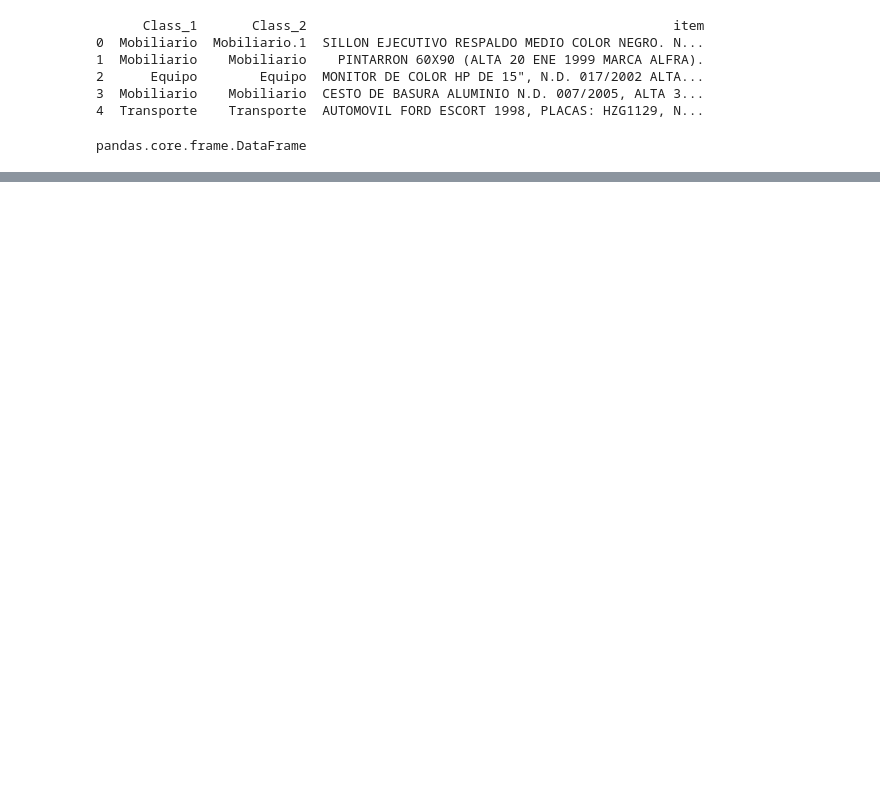
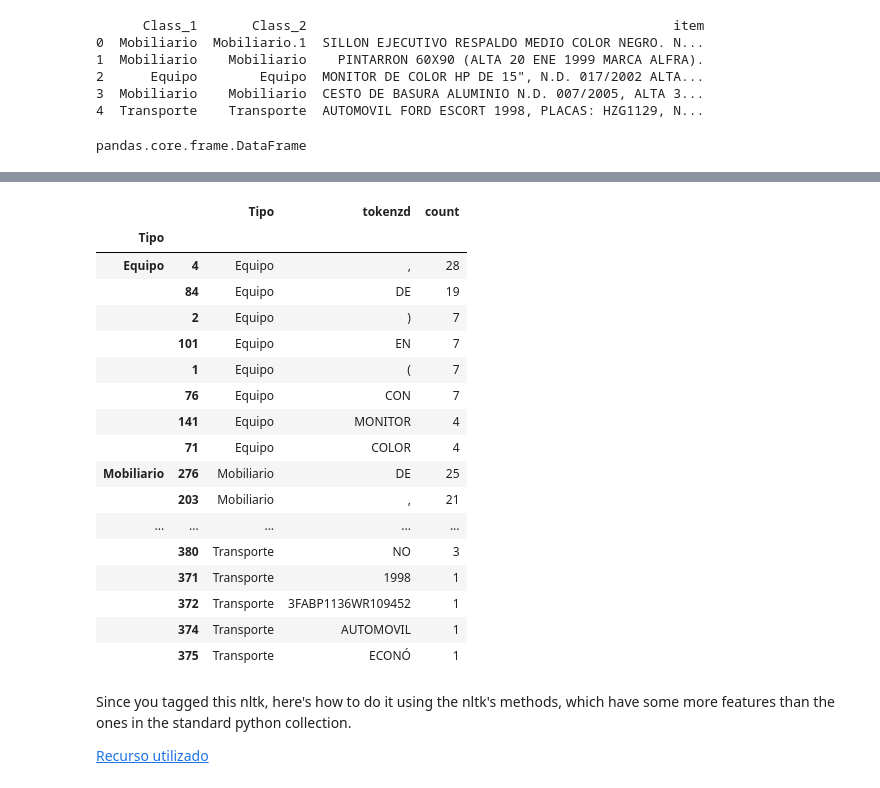
Before and after one commit to SnowTrash/pyHikethroug, a Jupyter notebook: I5912A_9.ipynb, the cells around one changed output, grey strips where cells are left out. Cells and saved outputs as stored; diff of their text form; code cells hidden in the pictures; blank space fills up the shorter version.

```diff
--- a/I5912A_9.ipynb
+++ b/I5912A_9.ipynb
@@ -67,19 +120,22 @@ st = SnowballStemmer('spanish')
 #Toma NaN como valor flotante en la opeacion asi que
 df_sb = df_sb.dropna()
 # %%
+#definimos el stopwords en espaniol
+from nltk.corpus import stopwords
+from nltk.stem.snowball import SnowballStemmer
+
 # function to clean data
-def clean_data(dfr, col, clean_col):
-    dfr[clean_col]
+def clean_data(df, col, clean_col):
     # change to lower and remove spaces on either side
-    dfr[clean_col] = dfr[col].apply(lambda x: x.lower().strip())
+    # Tokenizamos el texto --->
+    df[str(clean_col)] = df[str(col)].apply(lambda x: x.lower())
+    df[str(clean_col)] = df.apply(lambda row: nltk.word_tokenize(row['item']), axis=1)
 
     # remove extra spaces in between
-    dfr[clean_col] = dfr[clean_col].apply(lambda x: nltk.re.sub(' +', ' ', x))
+    #df[str(clean_col)] = df[str(clean_col)].apply(lambda x: nltk.re.sub('+', ' ', x))
+    # remove punctuation
+    df[str(clean_col)] = df[str(clean_col)].apply(lambda x: nltk.re.sub('[^a-zA-Z]', ' ', x))
 
-    # remove punctuation
-    dfr[clean_col] = dfr[clean_col].apply(lambda x: nltk.re.sub('[^a-zA-Z]', ' ', x))
-
-    # remove stopwords and get the stem
-    dfr[clean_col] = df[clean_col].apply(lambda x: ' '.join(st.stem(text) for text in x.split() if text not in stop_words))
-
+    #remove stopwords and get the stem
+    #df["stopworded"] = df[str(clean_col)].apply(lambda x: ' '.join(SnowballStemmer('spanish').stem(text) for text in x if text not in stopwords.words('spanish') ))
     return df
@@ -104,0 +142,3 @@ KeyError: 'clean_item'
+# %%
+print(df_sb.columns.tolist())
+res = clean_data(df_sb.head(70),'item','tokenized_items')
@@ -104,0 +198,5 @@ KeyError: 'clean_item'
+# %%
+inventario = res.explode(column='tokenized_items')
+#tweets_tidy = res.drop(columns='item')
+inventario = inventario.rename(columns={'tokenized_items':'tokenzd','Class_1':'Tipo','item':'Descripcion'})
+inventario.drop(columns={'Class_2','stopworded'})
@@ -104,0 +243,29 @@ KeyError: 'clean_item'
+# %%
+inventario.groupby(['Tipo','tokenzd'])['tokenzd'] \
+ .count() \
+ .reset_index(name='count') \
+ .groupby('Tipo') \
+ .apply(lambda x: x.sort_values('count', ascending=False).head(8))
+# %% [output]
+|  |  | Tipo | tokenzd | count |
+| Tipo |  |  |  |  |
+| Equipo | 4 | Equipo | , | 28 |
+|  | 84 | Equipo | DE | 19 |
+|  | 2 | Equipo | ) | 7 |
+|  | 101 | Equipo | EN | 7 |
+|  | 1 | Equipo | ( | 7 |
+|  | 76 | Equipo | CON | 7 |
+|  | 141 | Equipo | MONITOR | 4 |
+|  | 71 | Equipo | COLOR | 4 |
+| Mobiliario | 276 | Mobiliario | DE | 25 |
+|  | 203 | Mobiliario | , | 21 |
+| ... | ... | ... | ... | ... |
+|  | 380 | Transporte | NO | 3 |
+|  | 371 | Transporte | 1998 | 1 |
+|  | 372 | Transporte | 3FABP1136WR109452 | 1 |
+|  | 374 | Transporte | AUTOMOVIL | 1 |
+|  | 375 | Transporte | ECONÓ | 1 |
+# %% [markdown]
+Since you tagged this nltk, here's how to do it using the nltk's methods, which have some more features than the ones in the standard python collection.
+
+[Recurso utilizado](https://stackoverflow.com/questions/40669141/python-nltk-counting-word-and-phrase-frequency)
```
Also changed, not shown: parts of 25 cells of this notebook.
